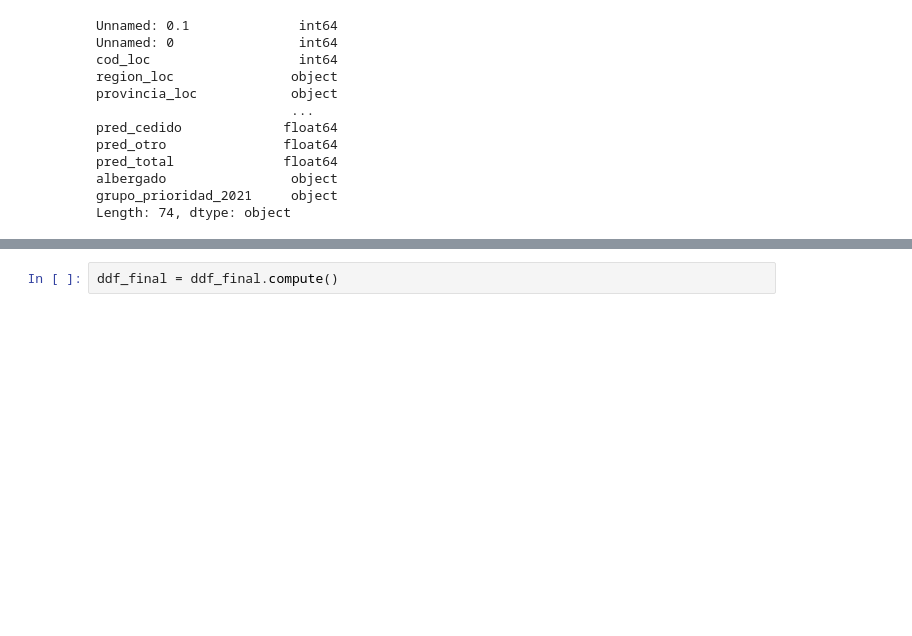
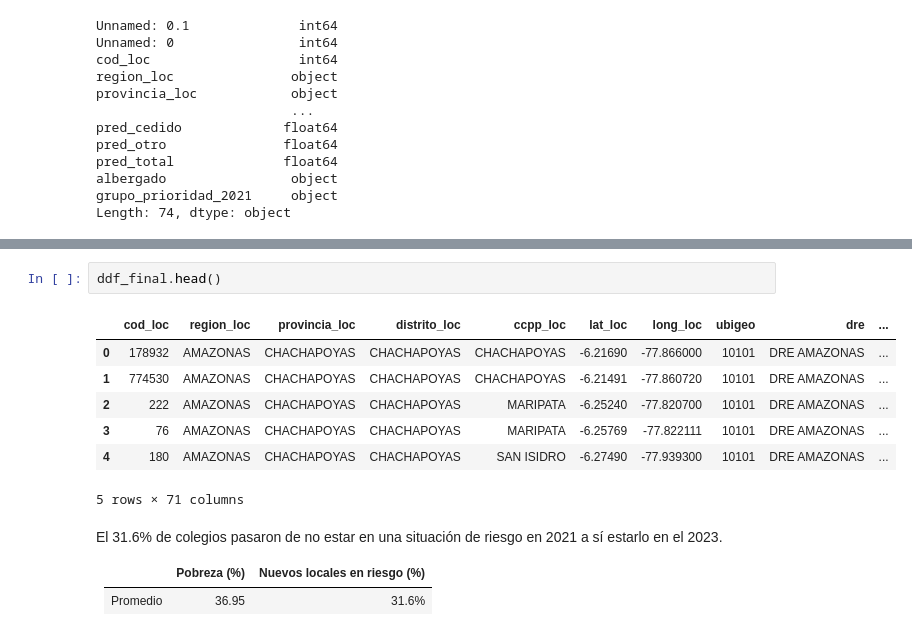
Before and after one commit to cesarnunezh/Diplomado_PUCP, a Jupyter notebook: Big Data/Trabajo 2/Trabajo2.ipynb, the cells around one changed output, grey strips where cells are left out. Drawn from its saved outputs; the diff is of its cells as text; blank space fills up the shorter version.

```diff
--- a/Big Data/Trabajo 2/Trabajo2.ipynb
+++ b/Big Data/Trabajo 2/Trabajo2.ipynb
@@ -165,2 +198,20 @@ ddf_final['cambio_riesgo'] = (ddf_final['riesgo_2023'] & ~ddf_final['riesgo2021'
 # %%
-ddf_final = ddf_final.compute()
+ddf_final.head()
+# %% [output]
+|  | cod_loc | region_loc | provincia_loc | distrito_loc | ccpp_loc | lat_loc | long_loc | ubigeo | dre | ... |
+| 0 | 178932 | AMAZONAS | CHACHAPOYAS | CHACHAPOYAS | CHACHAPOYAS | -6.21690 | -77.866000 | 10101 | DRE AMAZONAS | ... |
+| 1 | 774530 | AMAZONAS | CHACHAPOYAS | CHACHAPOYAS | CHACHAPOYAS | -6.21491 | -77.860720 | 10101 | DRE AMAZONAS | ... |
+| 2 | 222 | AMAZONAS | CHACHAPOYAS | CHACHAPOYAS | MARIPATA | -6.25240 | -77.820700 | 10101 | DRE AMAZONAS | ... |
+| 3 | 76 | AMAZONAS | CHACHAPOYAS | CHACHAPOYAS | MARIPATA | -6.25769 | -77.822111 | 10101 | DRE AMAZONAS | ... |
+| 4 | 180 | AMAZONAS | CHACHAPOYAS | CHACHAPOYAS | SAN ISIDRO | -6.27490 | -77.939300 | 10101 | DRE AMAZONAS | ... |
+5 rows × 71 columns
+# %% [markdown]
+El 31.6% de colegios pasaron de no estar en una situación de riesgo en 2021 a sí estarlo en el 2023.
+<table>
+<thead>
+<tr><th style="text-align: right;">  </th><th style="text-align: right;">  Pobreza (%)</th><th style="text-align: right;">  Nuevos locales en riesgo (%)</th></tr>
+</thead>
+<tbody>
+<tr><td style="text-align: right;"> Promedio</td><td style="text-align: right;">  36.95</td><td style="text-align: right;">       31.6%</td></tr>
+</tbody>
+</table>
```
Also changed, not shown: parts of 9 cells of this notebook, 6 other files.
